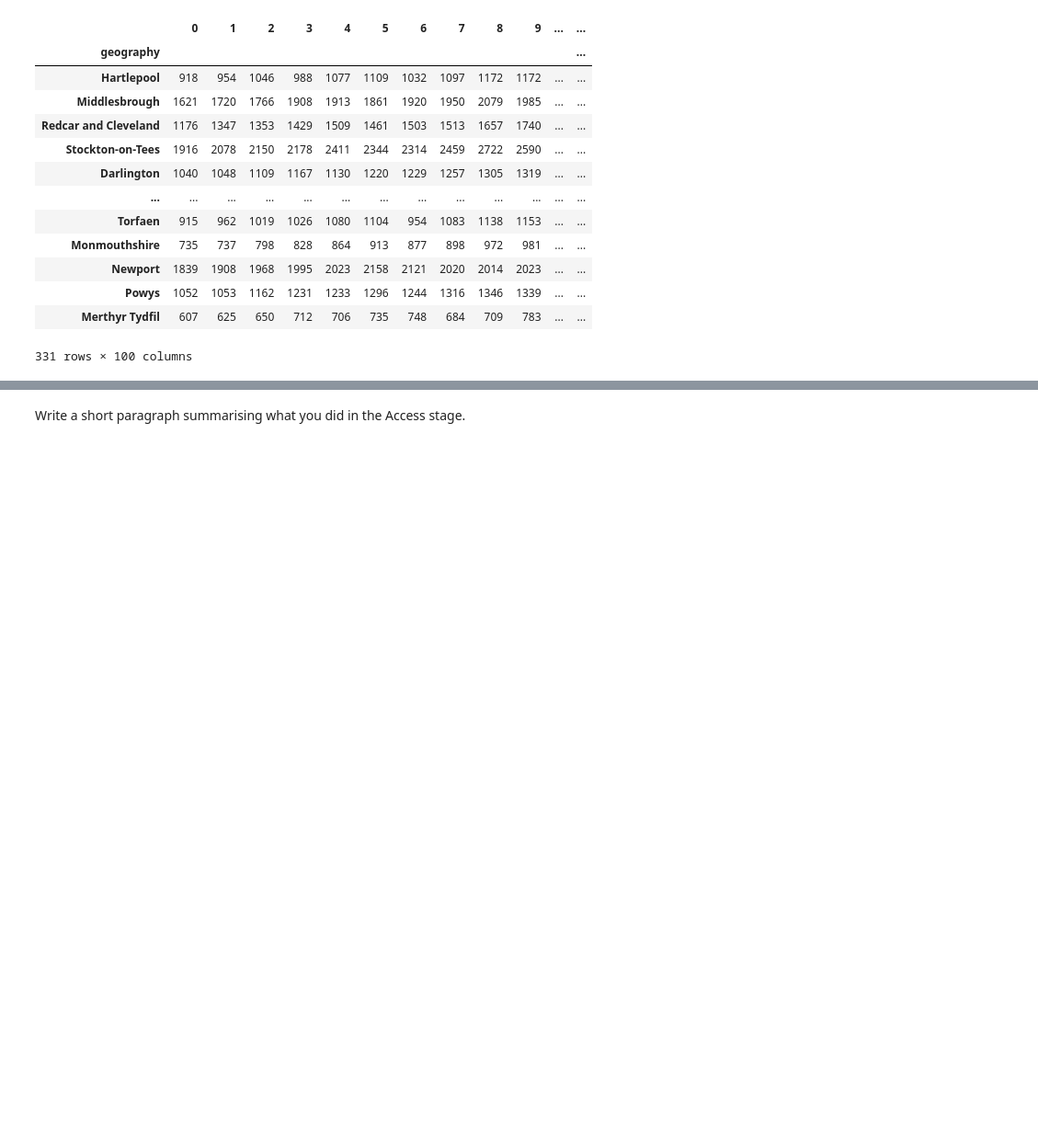
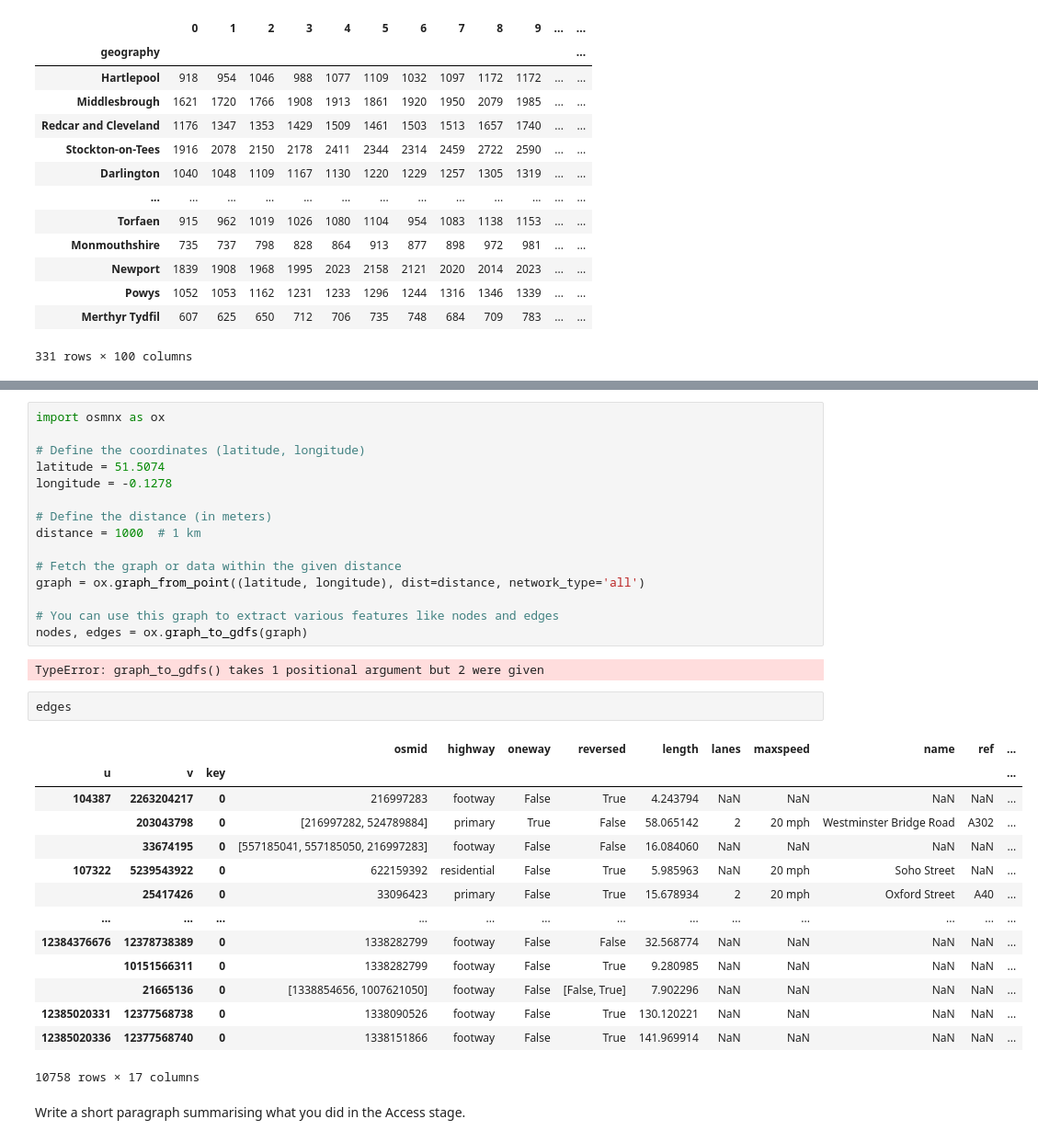
Before and after one commit to Navaneeth2906/nm803_ads_2024, a Jupyter notebook: ads_course_assessment.ipynb, the cells around one changed output, grey strips where cells are left out. Shown: that part at 92% size. Cells and saved outputs as stored; diff of their text form; blank space fills up the shorter version.

```diff
--- a/ads_course_assessment.ipynb
+++ b/ads_course_assessment.ipynb
@@ -273,3 +407,37 @@ hhs_df
+# %%
+import osmnx as ox
+
+# Define the coordinates (latitude, longitude)
+latitude = 51.5074
+longitude = -0.1278
+
+# Define the distance (in meters)
+distance = 1000  # 1 km
+
+# Fetch the graph or data within the given distance
+graph = ox.graph_from_point((latitude, longitude), dist=distance, network_type='all')
+
+# You can use this graph to extract various features like nodes and edges
+nodes, edges = ox.graph_to_gdfs(graph)
+# %% [output]
+TypeError: graph_to_gdfs() takes 1 positional argument but 2 were given
+# %%
+edges
+# %% [output]
+|  |  |  | osmid | highway | oneway | reversed | length | lanes | maxspeed | name | ref | ... |
+| u | v | key |  |  |  |  |  |  |  |  |  | ... |
+| 104387 | 2263204217 | 0 | 216997283 | footway | False | True | 4.243794 | NaN | NaN | NaN | NaN | ... |
+|  | 203043798 | 0 | [216997282, 524789884] | primary | True | False | 58.065142 | 2 | 20 mph | Westminster Bridge Road | A302 | ... |
+|  | 33674195 | 0 | [557185041, 557185050, 216997283] | footway | False | False | 16.084060 | NaN | NaN | NaN | NaN | ... |
+| 107322 | 5239543922 | 0 | 622159392 | residential | False | True | 5.985963 | NaN | 20 mph | Soho Street | NaN | ... |
+|  | 25417426 | 0 | 33096423 | primary | False | True | 15.678934 | 2 | 20 mph | Oxford Street | A40 | ... |
+| ... | ... | ... | ... | ... | ... | ... | ... | ... | ... | ... | ... | ... |
+| 12384376676 | 12378738389 | 0 | 1338282799 | footway | False | False | 32.568774 | NaN | NaN | NaN | NaN | ... |
+|  | 10151566311 | 0 | 1338282799 | footway | False | True | 9.280985 | NaN | NaN | NaN | NaN | ... |
+|  | 21665136 | 0 | [1338854656, 1007621050] | footway | False | [False, True] | 7.902296 | NaN | NaN | NaN | NaN | ... |
+| 12385020331 | 12377568738 | 0 | 1338090526 | footway | False | True | 130.120221 | NaN | NaN | NaN | NaN | ... |
+| 12385020336 | 12377568740 | 0 | 1338151866 | footway | False | True | 141.969914 | NaN | NaN | NaN | NaN | ... |
+10758 rows × 17 columns
 # %% [markdown]
 Write a short paragraph summarising what you did in the Access stage.
 # %% [markdown]
```
Also changed, not shown: parts of 23 cells of this notebook.
